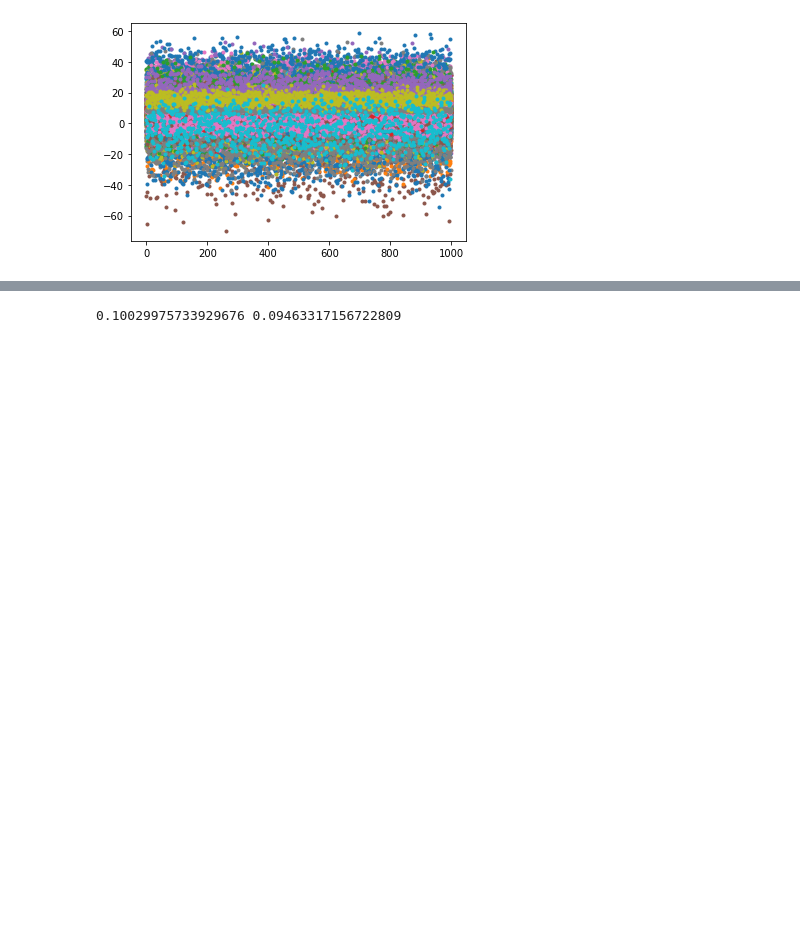
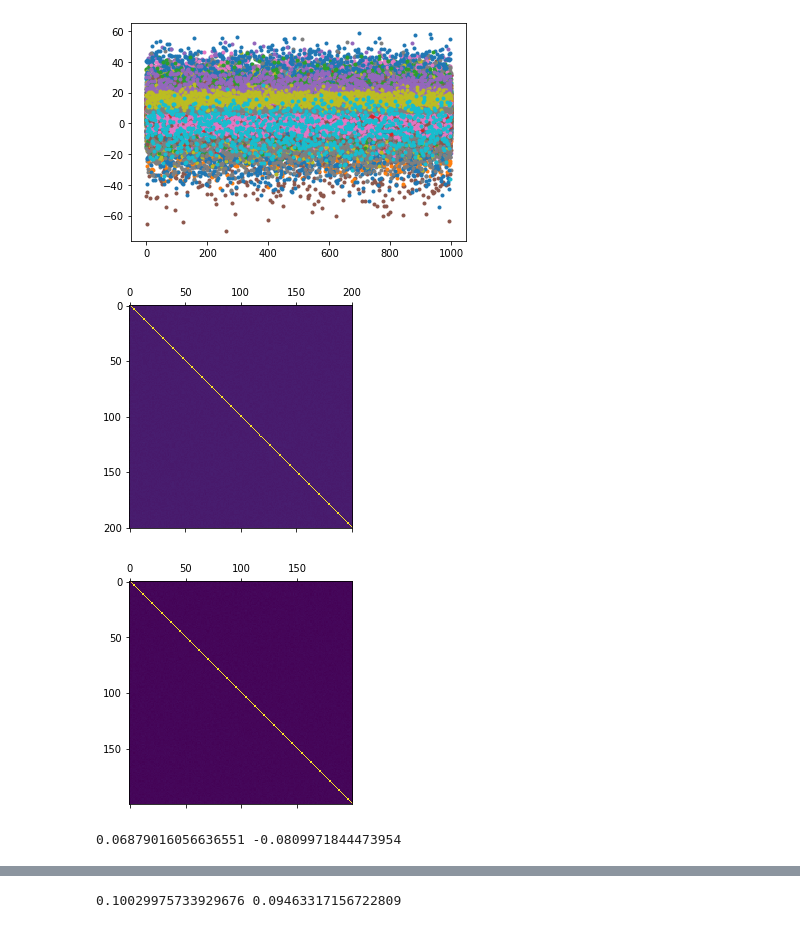
Before and after one commit to nummer1/TDT05, a Jupyter notebook: Exploration.ipynb, the cells around one changed output, grey strips where cells are left out. Cells and saved outputs as stored; diff of their text form; code cells hidden in the pictures; blank space fills up the shorter version.

```diff
--- a/Exploration.ipynb
+++ b/Exploration.ipynb
@@ -19,2 +21,2 @@ train = pd.read_csv("Santander_customer_classification/train_small.csv")
 # %%
-test = pd.read_csv("Santander_customer_classification/test_small.csv")
+test = pd.read_csv("test_small.csv")
@@ -88,3 +114,25 @@ plt.plot(X[:1000], '.')
  <matplotlib.lines.Line2D at 0x...>,
  <matplotlib.lines.Line2D at 0x...>]
 [figure]
+# %%
+train_corr = train.corr()
+plt.matshow(train_corr)
+plt.show()
+test_corr = test.corr()
+plt.matshow(test_corr)
+plt.show()
+# %% [output]
+[figure, added]
+[figure, added]
+# %%
+mx = -1
+mn = 1
+for v in train_corr.unstack():
+    if v > mx and v != 1:
+        mx = v
+    if v < mn:
+        mn = v
+print(mx, mn)
+# no large correlations
+# %% [output]
+0.06879016056636551 -0.0809971844473954
```
Also changed, not shown: parts of 17 cells of this notebook.
